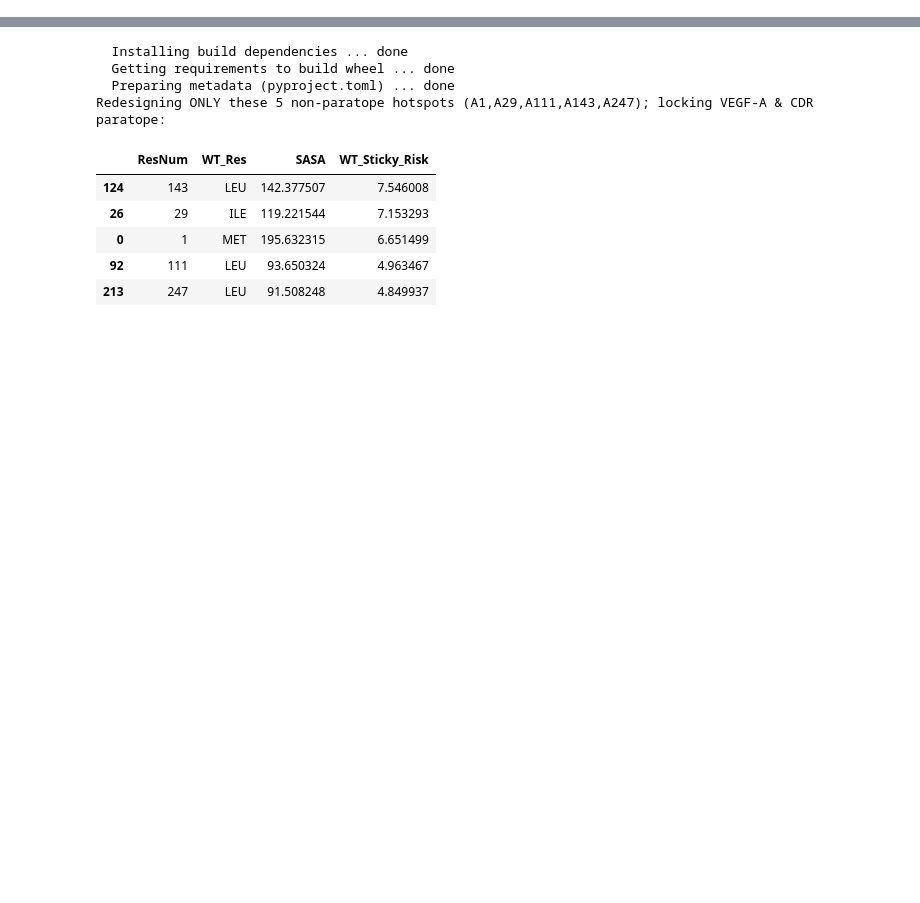
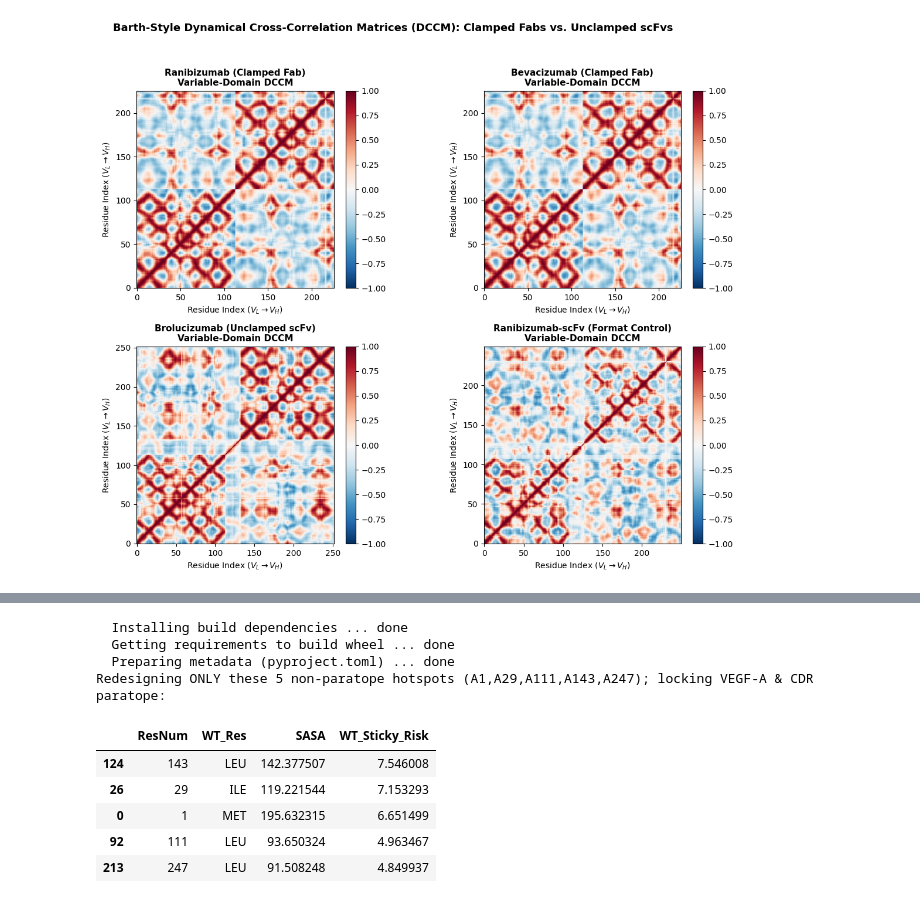
Before and after one commit to bbearAnna/ophthalmic-mAb-IOI-surface-to-surfaceome, a Jupyter notebook: ophthalmic_mAb_IOI_surface_to_surfaceome.ipynb, the cells around one changed output, grey strips where cells are left out. Cells and saved outputs as stored; diff of their text form; code cells hidden in the pictures; blank space fills up the shorter version.

```diff
--- a/ophthalmic_mAb_IOI_surface_to_surfaceome.ipynb
+++ b/ophthalmic_mAb_IOI_surface_to_surfaceome.ipynb
@@ -115,3 +115,83 @@ Top 5 Non-Paratope Surface Hotspots on Brolucizumab Saved for Notebook 3:
 | 460 | Brolucizumab (scFv) | High-IOI (Unclamped scFv) | A | 1 | MET | 195.63 | 1.9 | False | ... |
 | 570 | Brolucizumab (scFv) | High-IOI (Unclamped scFv) | A | 111 | LEU | 93.65 | 3.8 | False | ... |
 | 706 | Brolucizumab (scFv) | High-IOI (Unclamped scFv) | A | 247 | LEU | 91.51 | 3.8 | False | ... |
+# %%
+# ==============================================================================
+# NOTEBOOK 2: 2x2 Conformational Dynamics & Allosteric Coupling
+# Builds intact Fab vs scFv Anisotropic Network Models (ANM) to capture physical
+# CH1/CL clamping before slicing Variable-Domain (VL/VH) RMSF and DCCM
+# ==============================================================================
+!pip install -q cython git+https://github.com/prody/ProDy.git matplotlib seaborn numpy
+
+import os
+import urllib.request
+import prody as pd_prody
+import numpy as np
+import matplotlib.pyplot as plt
+
+if not os.path.exists("1CZ8_pesto.pdb"):
+    urllib.request.urlretrieve("https://files.rcsb.org/download/1CZ8.pdb", "1CZ8_pesto.pdb")
+if not os.path.exists("1BJ1_pesto.pdb"):
+    urllib.request.urlretrieve("https://files.rcsb.org/download/1BJ1.pdb", "1BJ1_pesto.pdb")
+
+cohort_dynamics = [
+    {"name": "Ranibizumab (Clamped Fab)", "pdb": "1CZ8_pesto.pdb", "full_sel": "protein and chain L H and name CA", "is_fab": True},
+    {"name": "Bevacizumab (Clamped Fab)", "pdb": "1BJ1_pesto.pdb", "full_sel": "protein and chain L H and name CA", "is_fab": True},
+    {"name": "Brolucizumab (Unclamped scFv)", "pdb": "brolucizumab_pesto.pdb", "full_sel": "protein and chain A and name CA", "is_fab": False},
+    {"name": "Ranibizumab-scFv (Format Control)", "pdb": "ranibizumab_scfv_pesto.pdb", "full_sel": "protein and chain A and name CA", "is_fab": False}
+]
+
+fig, axes = plt.subplots(2, 2, figsize=(12, 10))
+axes = axes.flatten()
+rmsf_traces = {}
+
+for idx, item in enumerate(cohort_dynamics):
+    if not os.path.exists(item["pdb"]):
+        axes[idx].set_title(f"{item['name']}\n(Upload {item['pdb']} to view)")
+        continue
+
+    struct = pd_prody.parsePDB(item["pdb"])
+    all_ab_ca = struct.select(item["full_sel"])
+
+    # Build Hessian on full antibody (includes CH1/CL clamp for Fabs!)
+    anm = pd_prody.ANM(item["name"])
+    anm.buildHessian(all_ab_ca, cutoff=15.0)
+    anm.calcModes(n_modes=20)
+
+    full_flucts = pd_prody.calcSqFlucts(anm)
+    full_dccm = pd_prody.calcCrossCorr(anm)
+
+    # Extract Variable domains (resnum <= 113 in Fab; full chain in scFv)
+    if item["is_fab"]:
+        var_mask = np.array([r <= 113 for r in all_ab_ca.getResnums()])
+    else:
+        var_mask = np.ones(len(all_ab_ca), dtype=bool)
+
+    rmsf_traces[item["name"]] = full_flucts[var_mask]
+    dccm_var = full_dccm[np.ix_(var_mask, var_mask)]
+
+    im = axes[idx].imshow(dccm_var, cmap="RdBu_r", vmin=-1, vmax=1, origin="lower")
+    axes[idx].set_title(f"{item['name']}\nVariable-Domain DCCM", fontsize=11, fontweight="bold")
+    axes[idx].set_xlabel("Residue Index ($V_L \\rightarrow V_H$)")
+    axes[idx].set_ylabel("Residue Index ($V_L \\rightarrow V_H$)")
+    plt.colorbar(im, ax=axes[idx], fraction=0.046, pad=0.04)
+
+plt.suptitle("Barth-Style Dynamical Cross-Correlation Matrices (DCCM): Clamped Fabs vs. Unclamped scFvs", fontsize=13, fontweight="bold")
+plt.tight_layout(rect=[0, 0.03, 1, 0.95])
+plt.savefig("Fig2_Barth_Style_DCCM_Fab_vs_scFv.png", dpi=300)
+plt.show()
+
+# Plot NMA Square Fluctuations (Conformational Breathing) across Variable Domains
+plt.figure(figsize=(10, 4.5))
+for label, trace in rmsf_traces.items():
+    lw = 2.2 if "Brolucizumab" in label else 1.5
+    plt.plot(trace, label=label, lw=lw, alpha=0.85)
+plt.title("Normal Mode Square Fluctuations (Conformational Breathing Across $V_L / V_H$)")
+plt.xlabel("Variable Domain Residue Index ($C_\\alpha$)")
+plt.ylabel("ANM Square Fluctuation ($\\AA^2$)")
+plt.legend()
+plt.grid(alpha=0.3)
+plt.tight_layout()
+plt.savefig("Fig2B_NMA_RMSF_Breathing.png", dpi=300)
+plt.show()
+# %% [output]
@@ -117,0 +218 @@ Top 5 Non-Paratope Surface Hotspots on Brolucizumab Saved for Notebook 3:
+[figure, added]
```
Also changed, not shown: parts of 2 cells of this notebook.
